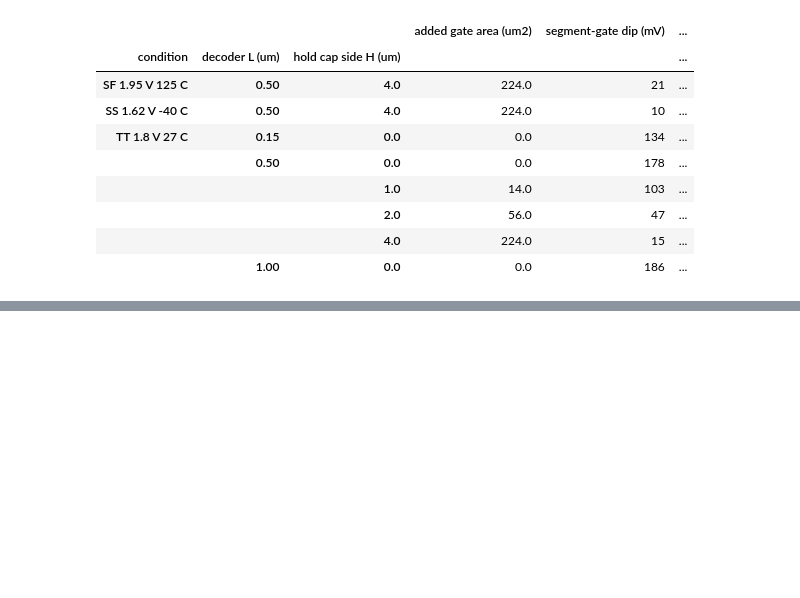
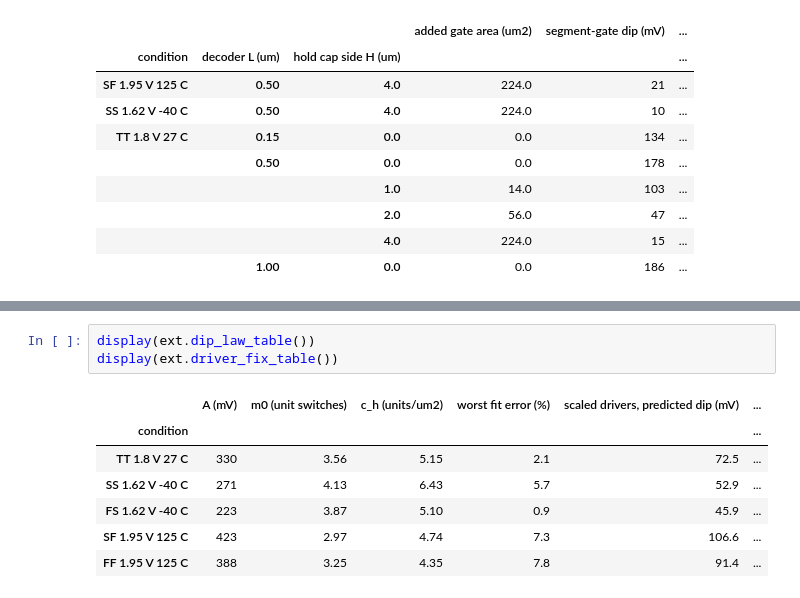
Before and after one commit to WLHsu0827/sscs-ose-code-a-chip.github.io, a Jupyter notebook: ISSCC27/submitted_notebooks/comparator_atlas/Comparator_Atlas.ipynb, the cells around one changed output, grey strips where cells are left out. Cells and saved outputs as stored; diff of their text form; blank space fills up the shorter version.

```diff
--- a/ISSCC27/submitted_notebooks/comparator_atlas/Comparator_Atlas.ipynb
+++ b/ISSCC27/submitted_notebooks/comparator_atlas/Comparator_Atlas.ipynb
@@ -2168,0 +2037,11 @@ retain their licenses.
+# %%
+display(ext.dip_law_table())
+display(ext.driver_fix_table())
+# %% [output]
+|  | A (mV) | m0 (unit switches) | c_h (units/um2) | worst fit error (%) | scaled drivers, predicted dip (mV) | ... |
+| condition |  |  |  |  |  | ... |
+| TT 1.8 V 27 C | 330 | 3.56 | 5.15 | 2.1 | 72.5 | ... |
+| SS 1.62 V -40 C | 271 | 4.13 | 6.43 | 5.7 | 52.9 | ... |
+| FS 1.62 V -40 C | 223 | 3.87 | 5.10 | 0.9 | 45.9 | ... |
+| SF 1.95 V 125 C | 423 | 2.97 | 4.74 | 7.3 | 106.6 | ... |
+| FF 1.95 V 125 C | 388 | 3.25 | 4.35 | 7.8 | 91.4 | ... |
```
Also changed, not shown: parts of 8 cells of this notebook, 26 other files.
